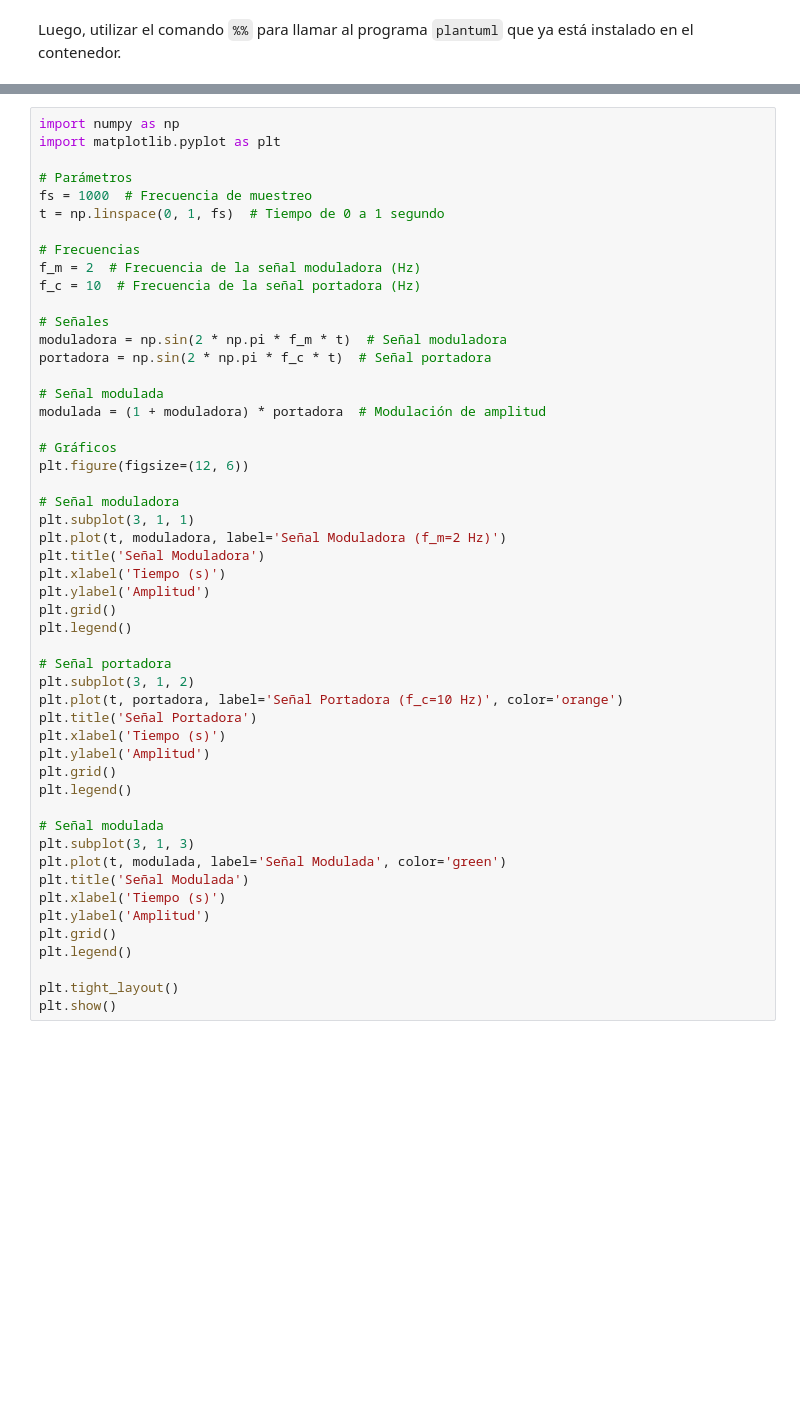
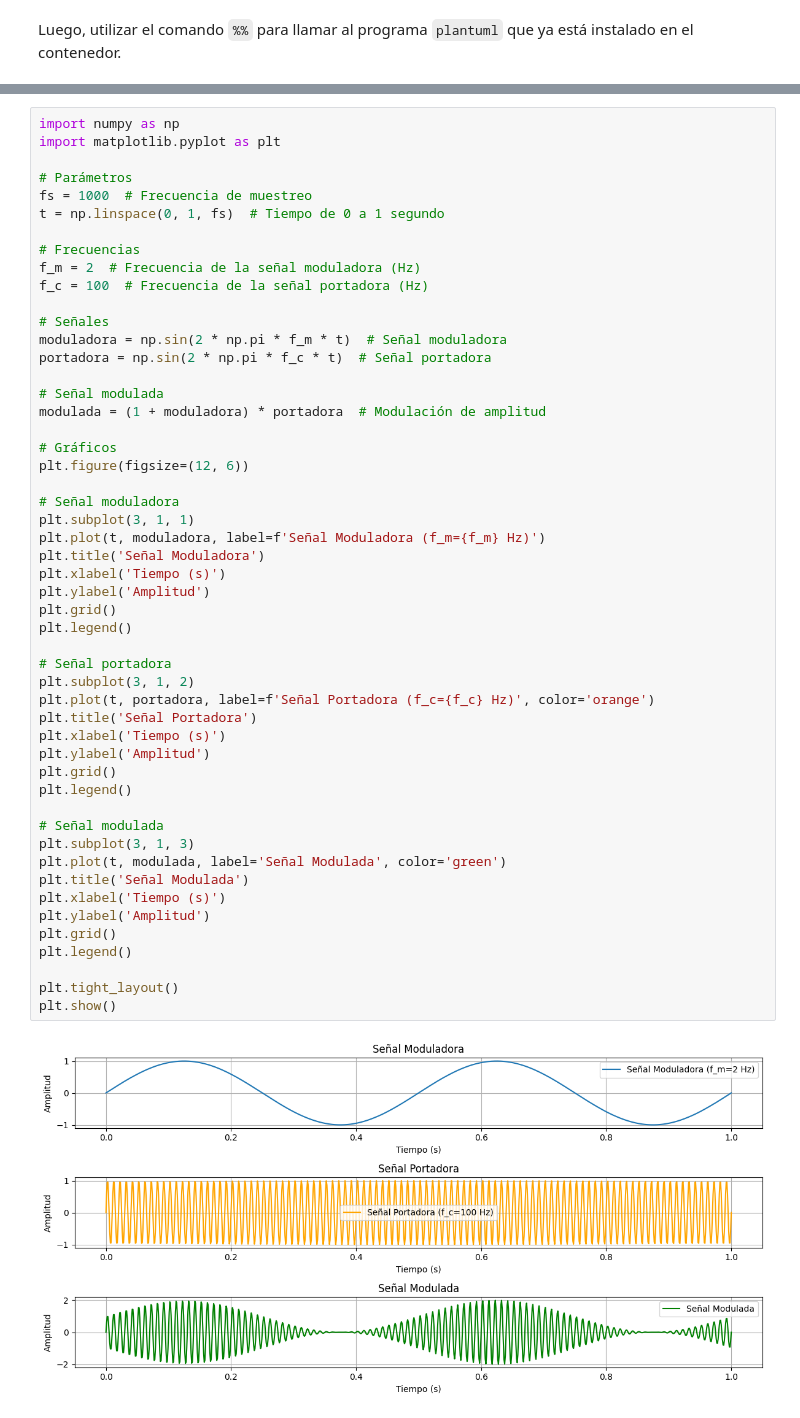
Before and after one commit to g-courses/jappy.classroom, a Jupyter notebook: workspace/notebook-examples/python_nb.ipynb, the cells around one changed output, grey strips where cells are left out. Cells and saved outputs as stored; diff of their text form; blank space fills up the shorter version.

```diff
--- a/workspace/notebook-examples/python_nb.ipynb
+++ b/workspace/notebook-examples/python_nb.ipynb
@@ -55,7 +62,7 @@ t = np.linspace(0, 1, fs)  # Tiempo de 0 a 1 segundo
 
 # Frecuencias
 f_m = 2  # Frecuencia de la señal moduladora (Hz)
-f_c = 10  # Frecuencia de la señal portadora (Hz)
+f_c = 100  # Frecuencia de la señal portadora (Hz)
 
 # Señales
 moduladora = np.sin(2 * np.pi * f_m * t)  # Señal moduladora
@@ -67,32 +74,34 @@ modulada = (1 + moduladora) * portadora  # Modulación de amplitud
 # Gráficos
 plt.figure(figsize=(12, 6))
 
 # Señal moduladora
 plt.subplot(3, 1, 1)
-plt.plot(t, moduladora, label='Señal Moduladora (f_m=2 Hz)')
+plt.plot(t, moduladora, label=f'Señal Moduladora (f_m={f_m} Hz)')
 plt.title('Señal Moduladora')
 plt.xlabel('Tiempo (s)')
 plt.ylabel('Amplitud')
 plt.grid()
 plt.legend()
 
 # Señal portadora
 plt.subplot(3, 1, 2)
-plt.plot(t, portadora, label='Señal Portadora (f_c=10 Hz)', color='orange')
+plt.plot(t, portadora, label=f'Señal Portadora (f_c={f_c} Hz)', color='orange')
 plt.title('Señal Portadora')
 plt.xlabel('Tiempo (s)')
 plt.ylabel('Amplitud')
 plt.grid()
 plt.legend()
 
 # Señal modulada
 plt.subplot(3, 1, 3)
 plt.plot(t, modulada, label='Señal Modulada', color='green')
 plt.title('Señal Modulada')
 plt.xlabel('Tiempo (s)')
 plt.ylabel('Amplitud')
 plt.grid()
 plt.legend()
 
 plt.tight_layout()
 plt.show()
+# %% [output]
+[figure, added]
```
Also changed, not shown: parts of 3 cells of this notebook.
